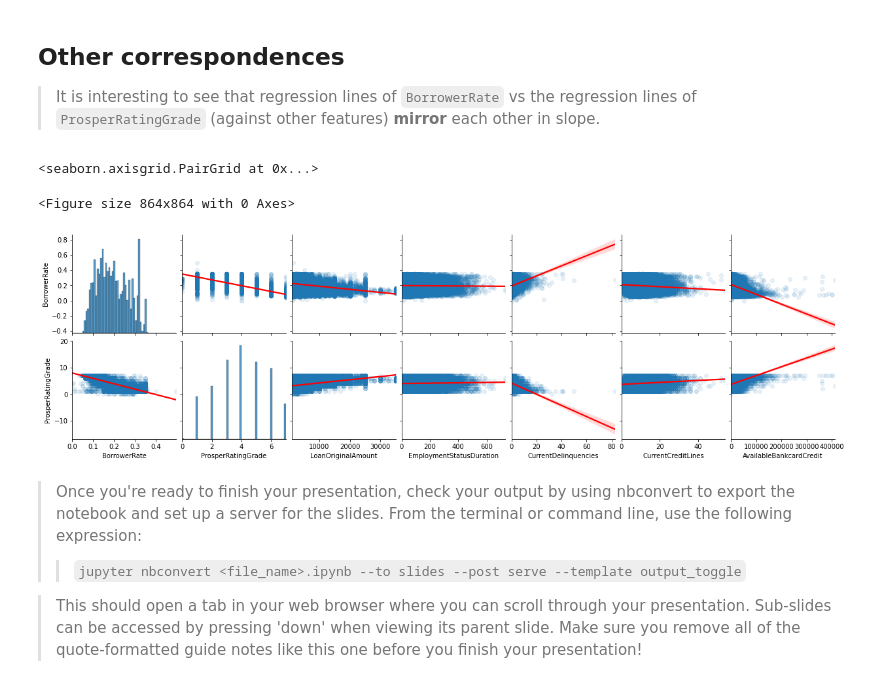
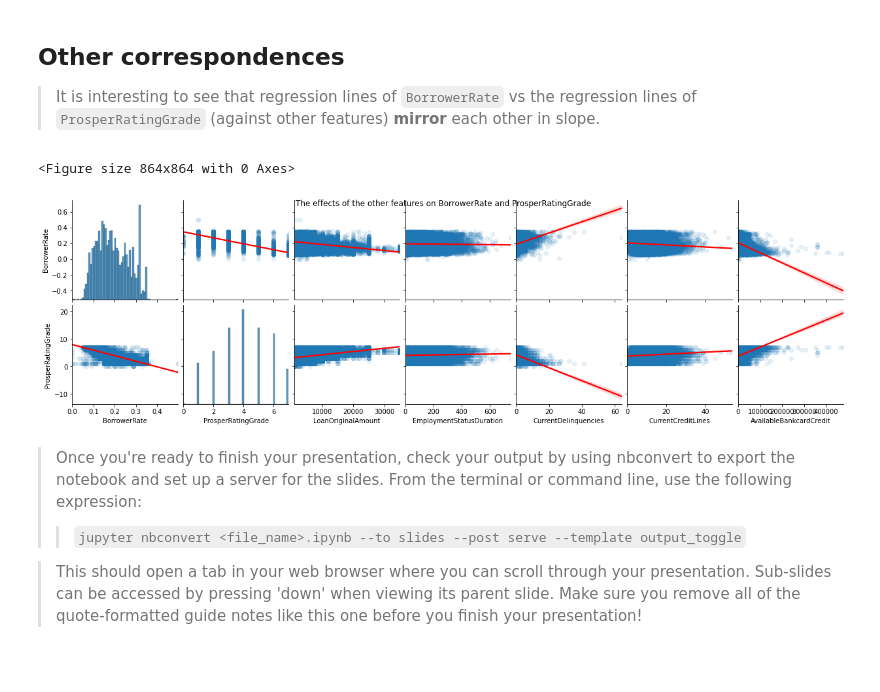
Before and after one commit to alf808/preposterous-octopus, a Jupyter notebook: explanatory_loan_data_slide_deck.ipynb, the cells around one changed output. Saved outputs shown, nothing was run; the diff lists cells and outputs as text; code cells hidden in the pictures.

Commit message:
minor edits of explanatory visuals

```diff
--- a/explanatory_loan_data_slide_deck.ipynb
+++ b/explanatory_loan_data_slide_deck.ipynb
@@ -187,7 +163,7 @@ peek_df[['ProsperRating', 'ProsperScore', 'ProsperScoreRange']].head()
 # %% [markdown]
 ## Extract the investigative features
 # %%
-select_features = ['ListingKey', 'EmploymentStatusDuration', 'EmploymentStatus', 'LoanOriginalAmount', 'CreditGrade', 'ProsperRating', 'ProsperScore', 'ProsperScoreRange', 'ProsperRatingGrade', 'IsPost2009', 'BorrowerRate', 'CreditScore', 'CurrentDelinquencies', 'IsBorrowerHomeowner', 'CurrentCreditLines', 'AvailableBankcardCredit']
+select_features = ['ListingKey', 'EmploymentStatusDuration', 'LoanOriginalAmount', 'CreditGrade', 'ProsperRating', 'ProsperScore', 'ProsperScoreRange', 'ProsperRatingGrade', 'IsPost2009', 'BorrowerRate', 'CreditScore', 'CurrentDelinquencies', 'IsBorrowerHomeowner', 'CurrentCreditLines', 'AvailableBankcardCredit']
 df = tpld[select_features]
 # %%
 df.info()
@@ -275,11 +249,11 @@ plt.title('Credit Scores against Prosper Rating by rating pre-2009 and post-2009
 # %%
 x_vars = ['BorrowerRate', 'ProsperRatingGrade', 'LoanOriginalAmount', 'EmploymentStatusDuration', 'CurrentDelinquencies', 'CurrentCreditLines', 'AvailableBankcardCredit']
 plt.figure(figsize=(12,12))
 sb.pairplot(data=df.sample(frac=.25), y_vars=['BorrowerRate', 'ProsperRatingGrade'], x_vars=x_vars, kind='reg', plot_kws={'line_kws':{'color':'red'}, 'scatter_kws': {'alpha': 0.1}})
+plt.suptitle('The effects of the other features on BorrowerRate and ProsperRatingGrade');
 # %% [output]
-<seaborn.axisgrid.PairGrid at 0x...>
+<Figure size 864x864 with 0 Axes>
-<Figure size 864x864 with 0 Axes>
-[figure, old version]
+[figure, new version]
 # %% [markdown]
 > Once you're ready to finish your presentation, check your output by using
 nbconvert to export the notebook and set up a server for the slides. From the
```
Also changed, not shown: parts of 6 cells of this notebook.
